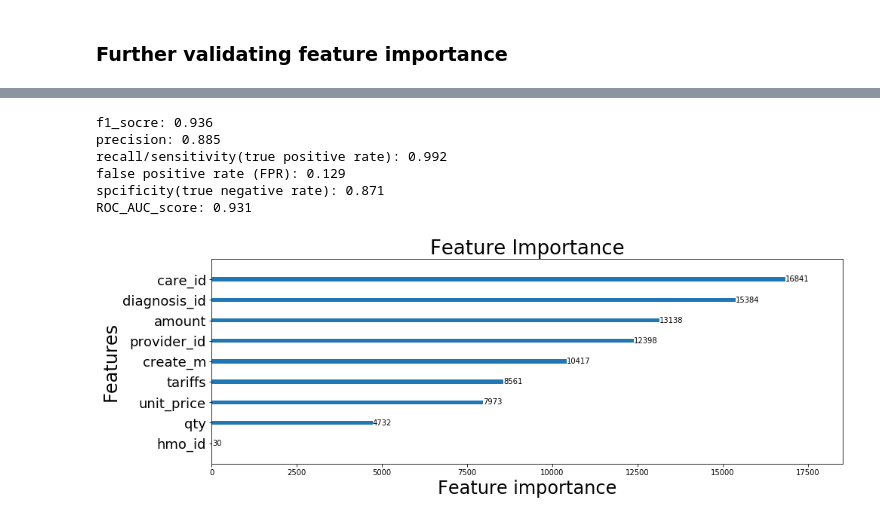
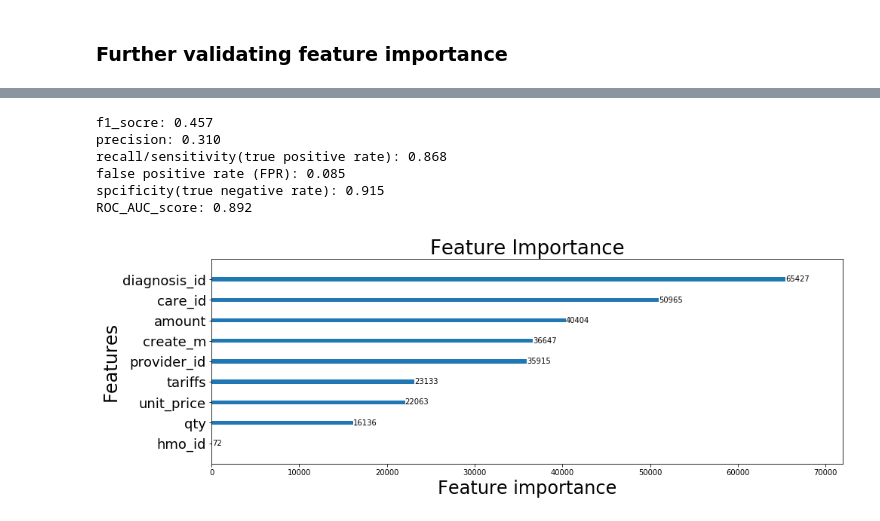
Before and after one commit to Shunling/Insight_HealthDataScience, a Jupyter notebook: Projects/P3/LightGBM_with_Feature_engineering.ipynb, the cells around one changed output, grey strips where cells are left out. Cells and saved outputs as stored; diff of their text form; code cells hidden in the pictures.

```diff
--- a/Projects/P3/LightGBM_with_Feature_engineering.ipynb
+++ b/Projects/P3/LightGBM_with_Feature_engineering.ipynb
@@ -1100,19 +1068,35 @@ X3train,X3test,y3train,y3test = train_test_split(X3,yup,test_size = 0.2, random_
+# %%
+# drop enrollee
+X3 = X.drop(columns=['enrollee_cum_claim_count','enrollee_cum_claim_amount'])
+X3train,X3test,y3train,y3test = train_test_split(X3,y,test_size = 0.2, random_state=42)
+
+# upsampling training
+Xy3 = X3train.copy()
+Xy3['y'] = y1train
+
+class0 = Xy3.loc[Xy3.y == 0]
+class1 = Xy3.loc[Xy3.y == 1]
+
+class1 = class1.sample(n=class0.shape[0],replace=True,random_state=0)
+Xy3 = pd.concat([class0,class1])
+yt3 = Xy3['y'] # ytrain
+Xt3 = Xy3.drop(columns=['y']) # Xtrain
 # %%
 model3 = best_model
-model3.fit(X3train.values,y3train.values)
+model3.fit(Xt3.values,yt3.values)
 test3 = evaluation(y3test.values,X3test.values,model3)
 feature_importance(model3,X3train.columns)
 # roc_curve and save model
 noenro = roc_curve(y3test,model3.predict_proba(X3test.values)[:,1])
-pickle.dump(model3,open("Models/lightgbm/lgb_noEnrollee.dat", "wb"))
+pickle.dump(model3,open("models/lgb_noEnrollee.dat", "wb"))
 # %% [output]
-f1_socre: 0.936
-precision: 0.885
-recall/sensitivity(true positive rate): 0.992
-false positive rate (FPR): 0.129
-spcificity(true negative rate): 0.871
-ROC_AUC_score: 0.931
+f1_socre: 0.457
+precision: 0.310
+recall/sensitivity(true positive rate): 0.868
+false positive rate (FPR): 0.085
+spcificity(true negative rate): 0.915
+ROC_AUC_score: 0.892
-[figure, old version]
+[figure, new version]
 # %%
 # drop enrollee_care
 
```
Also changed, not shown: parts of 21 cells of this notebook.
